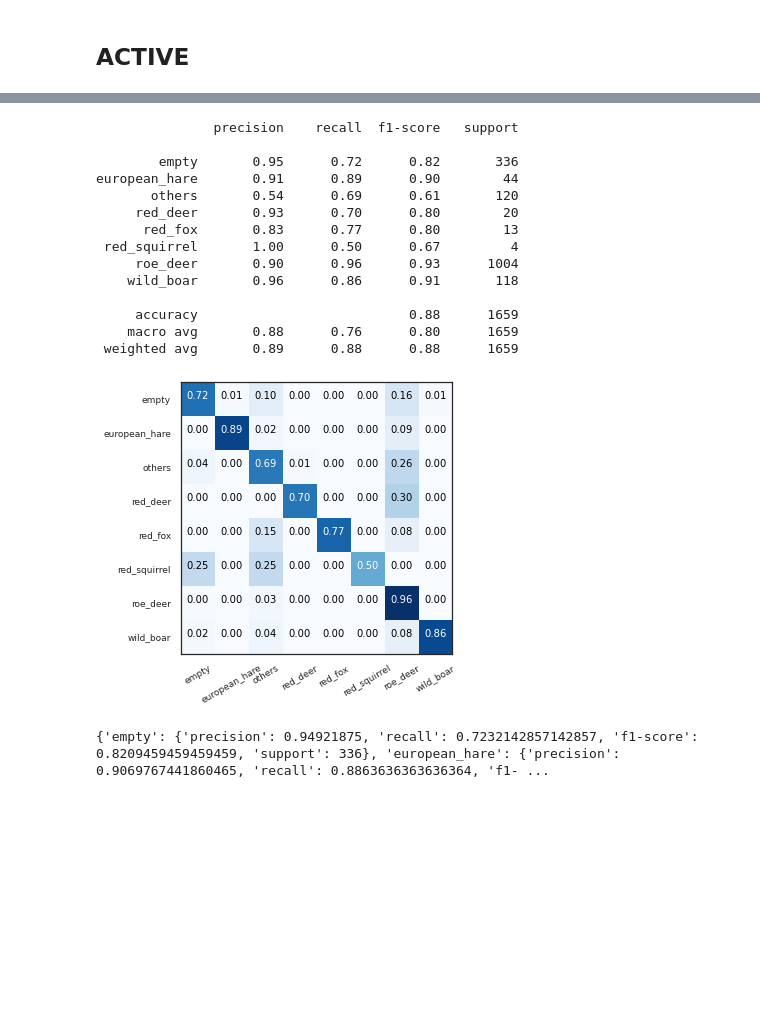
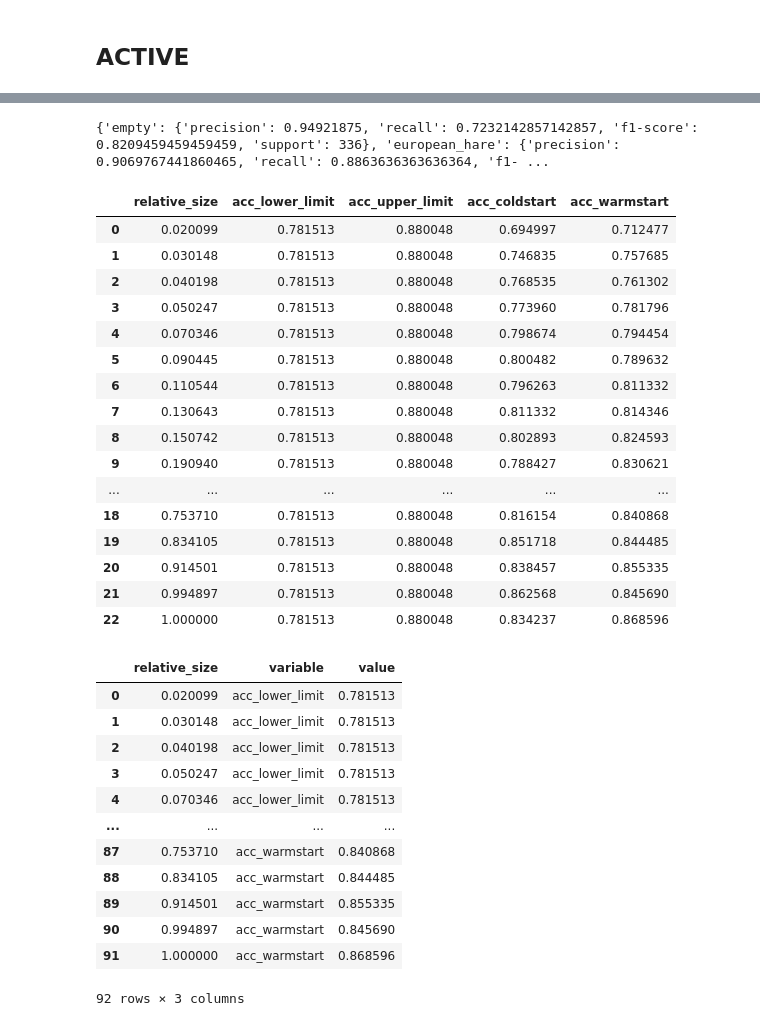
Before and after one commit to slds-lmu/wildlife-experiments, a Jupyter notebook: results.ipynb, the cells around one changed output, grey strips where cells are left out. Drawn from its saved outputs; the diff is of its cells as text; code cells hidden in the pictures; blank space fills up the shorter version.

```diff
--- a/results.ipynb
+++ b/results.ipynb
@@ -403,35 +458,3 @@ df_pred_upper_perf_limit = pd.merge(df_pred_upper_perf_limit, df_meta, on=['img_
-# %%
-report_upper_perf_limit = classification_report(
-    y_true=df_pred_upper_perf_limit['true_class'],
-    y_pred=df_pred_upper_perf_limit['pred_class'],
-    labels=labels,
-    zero_division=0,
-    output_dict=False,
-)
-print(report_upper_perf_limit)
-
-rf.inspect_confusion(
-    df_pred=df_pred_upper_perf_limit,
-    normalize=True,
-    labels=labels,
-    ax=None,
-)
-# %% [output]
-               precision    recall  f1-score   support
-
-        empty       0.95      0.72      0.82       336
-european_hare       0.91      0.89      0.90        44
-       others       0.54      0.69      0.61       120
-     red_deer       0.93      0.70      0.80        20
-      red_fox       0.83      0.77      0.80        13
- red_squirrel       1.00      0.50      0.67         4
-     roe_deer       0.90      0.96      0.93      1004
-    wild_boar       0.96      0.86      0.91       118
-
-     accuracy                           0.88      1659
-    macro avg       0.88      0.76      0.80      1659
- weighted avg       0.89      0.88      0.88      1659
-[figure, removed]
 # %%
 report_upper_perf_limit_dict = classification_report(
     y_true=df_pred_upper_perf_limit['true_class'],
@@ -490,4 +518,40 @@ al_perf_rec = {
 }
 al_perf_acc_pd = pd.DataFrame(al_perf_acc)
 al_perf_rec_pd = pd.DataFrame(al_perf_rec)
+# %%
+al_perf_acc_pd
+# %% [output]
+|  | relative_size | acc_lower_limit | acc_upper_limit | acc_coldstart | acc_warmstart |
+| 0 | 0.020099 | 0.781513 | 0.880048 | 0.694997 | 0.712477 |
+| 1 | 0.030148 | 0.781513 | 0.880048 | 0.746835 | 0.757685 |
+| 2 | 0.040198 | 0.781513 | 0.880048 | 0.768535 | 0.761302 |
+| 3 | 0.050247 | 0.781513 | 0.880048 | 0.773960 | 0.781796 |
+| 4 | 0.070346 | 0.781513 | 0.880048 | 0.798674 | 0.794454 |
+| 5 | 0.090445 | 0.781513 | 0.880048 | 0.800482 | 0.789632 |
+| 6 | 0.110544 | 0.781513 | 0.880048 | 0.796263 | 0.811332 |
+| 7 | 0.130643 | 0.781513 | 0.880048 | 0.811332 | 0.814346 |
+| 8 | 0.150742 | 0.781513 | 0.880048 | 0.802893 | 0.824593 |
+| 9 | 0.190940 | 0.781513 | 0.880048 | 0.788427 | 0.830621 |
+| ... | ... | ... | ... | ... | ... |
+| 18 | 0.753710 | 0.781513 | 0.880048 | 0.816154 | 0.840868 |
+| 19 | 0.834105 | 0.781513 | 0.880048 | 0.851718 | 0.844485 |
+| 20 | 0.914501 | 0.781513 | 0.880048 | 0.838457 | 0.855335 |
+| 21 | 0.994897 | 0.781513 | 0.880048 | 0.862568 | 0.845690 |
+| 22 | 1.000000 | 0.781513 | 0.880048 | 0.834237 | 0.868596 |
+# %%
+pd.melt(al_perf_acc_pd, id_vars='relative_size')
+# %% [output]
+|  | relative_size | variable | value |
+| 0 | 0.020099 | acc_lower_limit | 0.781513 |
+| 1 | 0.030148 | acc_lower_limit | 0.781513 |
+| 2 | 0.040198 | acc_lower_limit | 0.781513 |
+| 3 | 0.050247 | acc_lower_limit | 0.781513 |
+| 4 | 0.070346 | acc_lower_limit | 0.781513 |
+| ... | ... | ... | ... |
+| 87 | 0.753710 | acc_warmstart | 0.840868 |
+| 88 | 0.834105 | acc_warmstart | 0.844485 |
+| 89 | 0.914501 | acc_warmstart | 0.855335 |
+| 90 | 0.994897 | acc_warmstart | 0.845690 |
+| 91 | 1.000000 | acc_warmstart | 0.868596 |
+92 rows × 3 columns
 # %%
```
Also changed, not shown: parts of 10 cells of this notebook, 1 other file.
